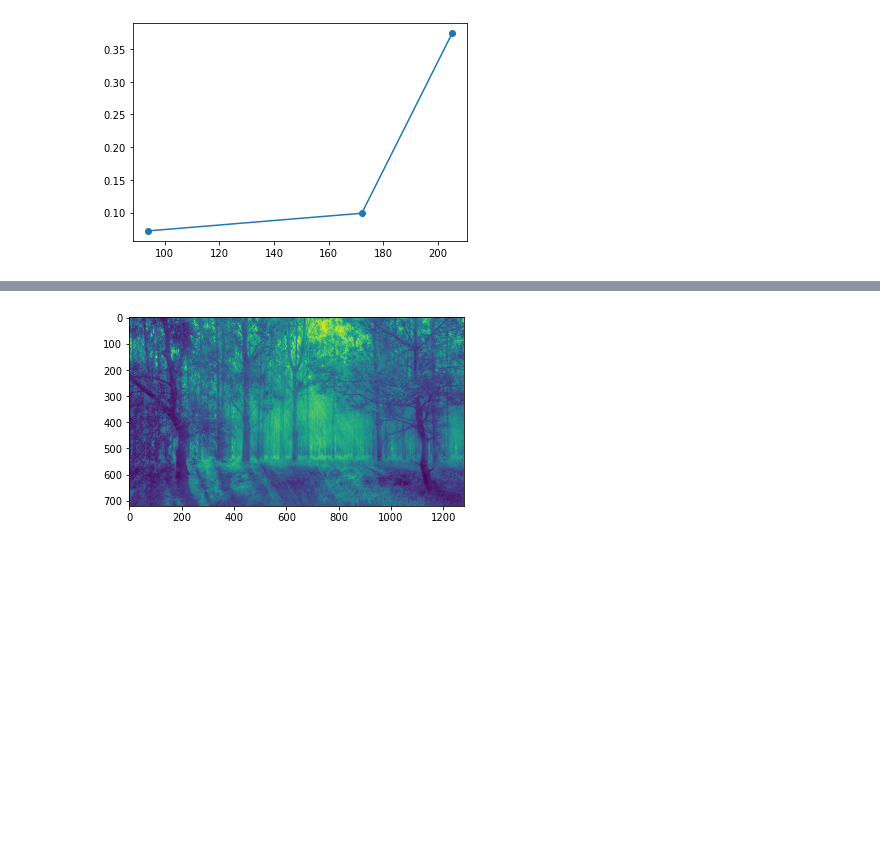
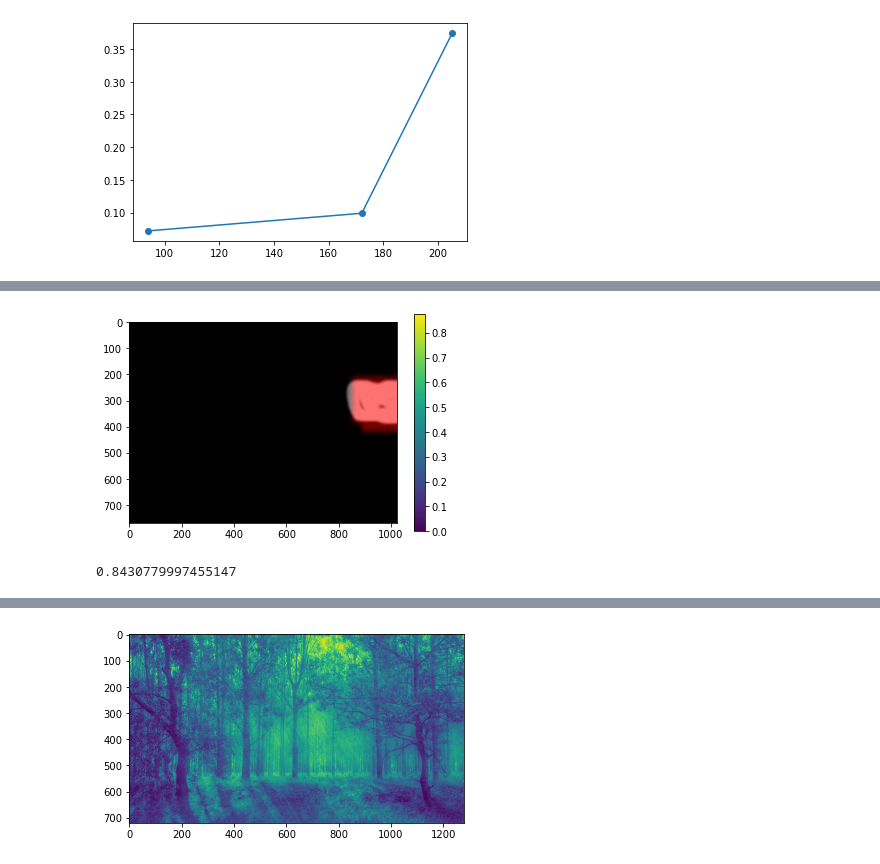
Before and after one commit to nissmar/ForgeryDetection, a Jupyter notebook: torch_noise_estim.ipynb, the cells around one changed output, grey strips where cells are left out. Cells and saved outputs as stored; diff of their text form; code cells hidden in the pictures; blank space fills up the shorter version.

```diff
--- a/torch_noise_estim.ipynb
+++ b/torch_noise_estim.ipynb
@@ -86,0 +112,12 @@ plt.show()
+# %%
+blured=gaussian_filter(percent_wrong, 1)
+out_m = (blured>blured.max()*0.5)
+
+plt.imshow(blured*out_m)
+plt.colorbar()
+plt.imshow(show_heat_map(mask,out_m, "MASK"))
+plt.show()
+Fmeasure(mask, out_m)
+# %% [output]
+[figure, added]
+0.8430779997455147
```
Also changed, not shown: parts of 28 cells of this notebook, 21 other files.
